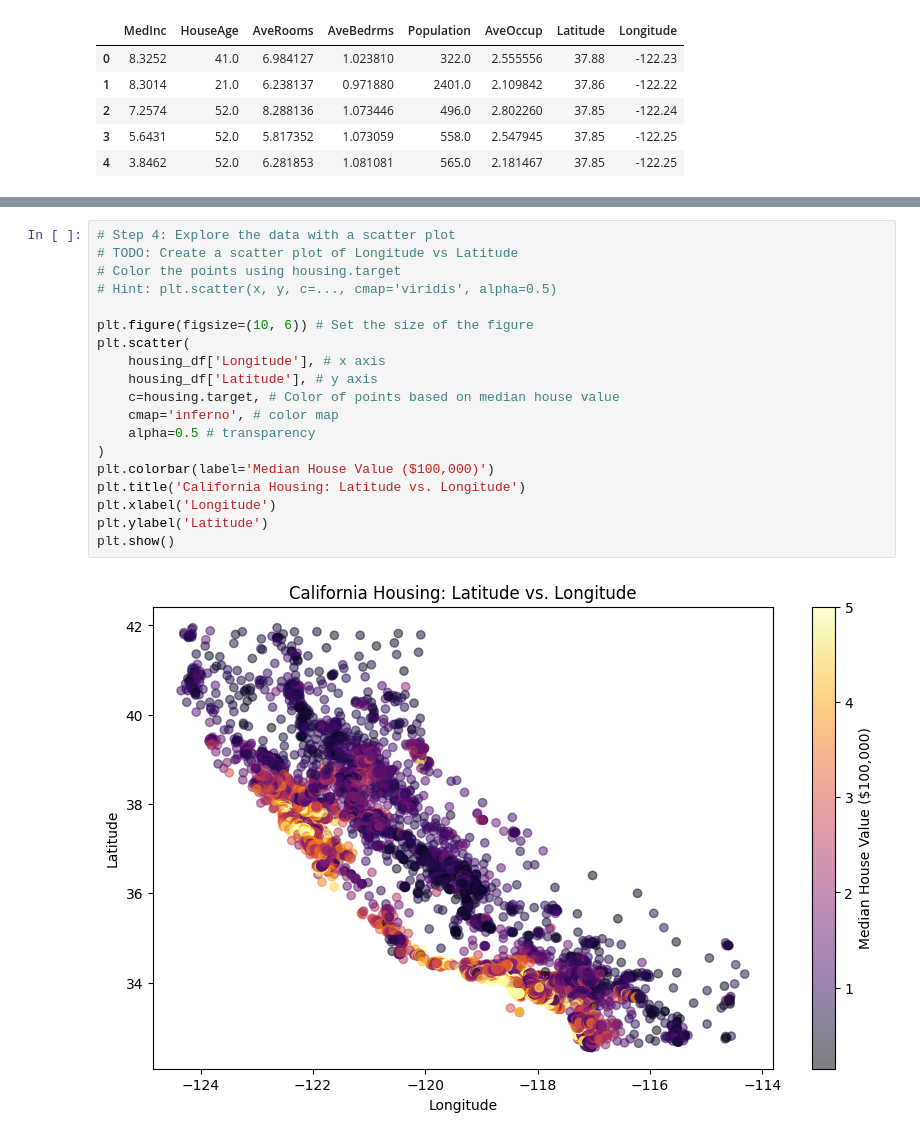
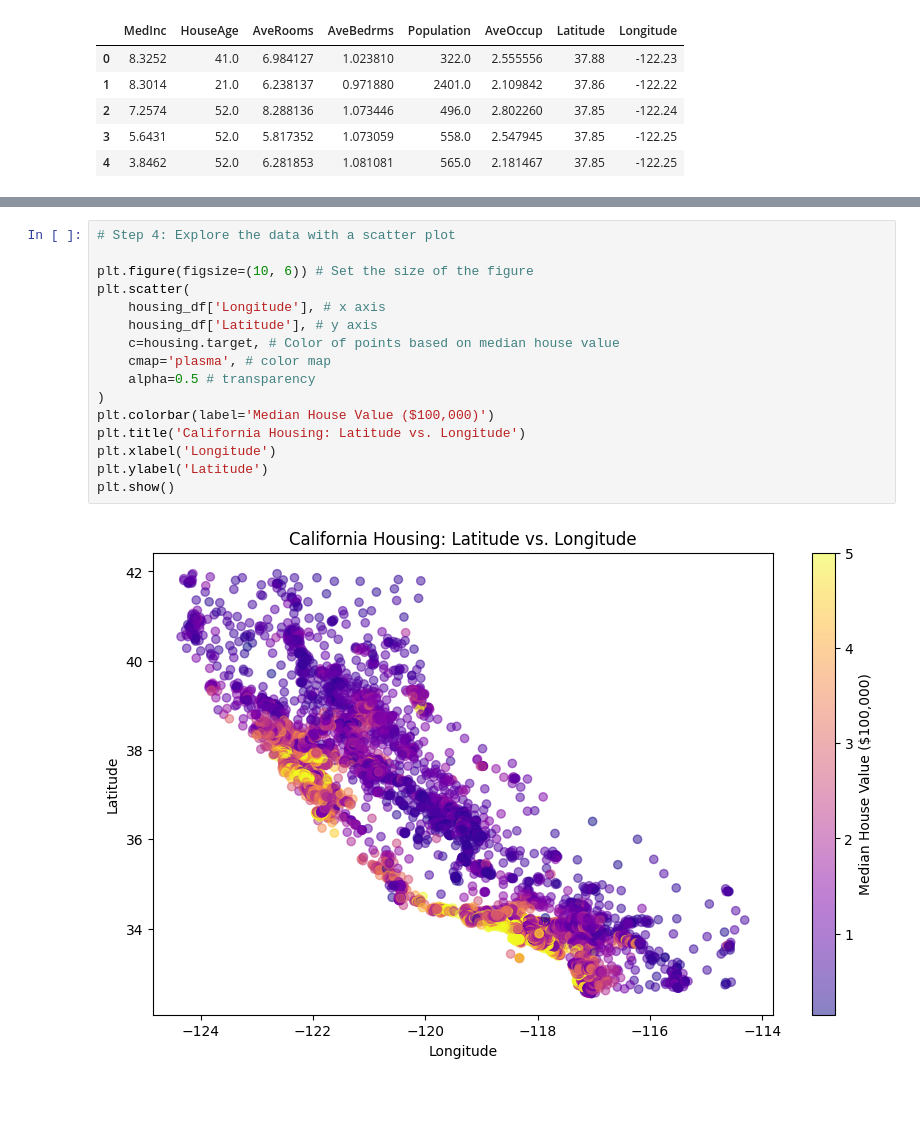
Before and after one commit to adrianco12/AI-Machine-Learning-Projects, a Jupyter notebook: End-to-End-ML-Project/StarterCode.ipynb, the cells around one changed output, grey strips where cells are left out. Cells and saved outputs as stored; diff of their text form; blank space fills up the shorter version.

```diff
--- a/End-to-End-ML-Project/StarterCode.ipynb
+++ b/End-to-End-ML-Project/StarterCode.ipynb
@@ -46,22 +45,19 @@ housing_df.head()
 | 4 | 3.8462 | 29.0 | 6.281853 | 1.081081 | 565.0 | 2.181467 | 37.85 | -122.25 |
 # %%
 # Step 4: Explore the data with a scatter plot
-# TODO: Create a scatter plot of Longitude vs Latitude
-# Color the points using housing.target
-# Hint: plt.scatter(x, y, c=..., cmap='viridis', alpha=0.5)
 
 plt.figure(figsize=(10, 6)) # Set the size of the figure
 plt.scatter(
     housing_df['Longitude'], # x axis
     housing_df['Latitude'], # y axis
     c=housing.target, # Color of points based on median house value
-    cmap='inferno', # color map
+    cmap='plasma', # color map
     alpha=0.5 # transparency
 )
 plt.colorbar(label='Median House Value ($100,000)')
 plt.title('California Housing: Latitude vs. Longitude')
 plt.xlabel('Longitude')
 plt.ylabel('Latitude')
 plt.show()
 # %% [output]
-[figure, old version]
+[figure, new version]
```
Also changed, not shown: parts of 3 cells of this notebook.
